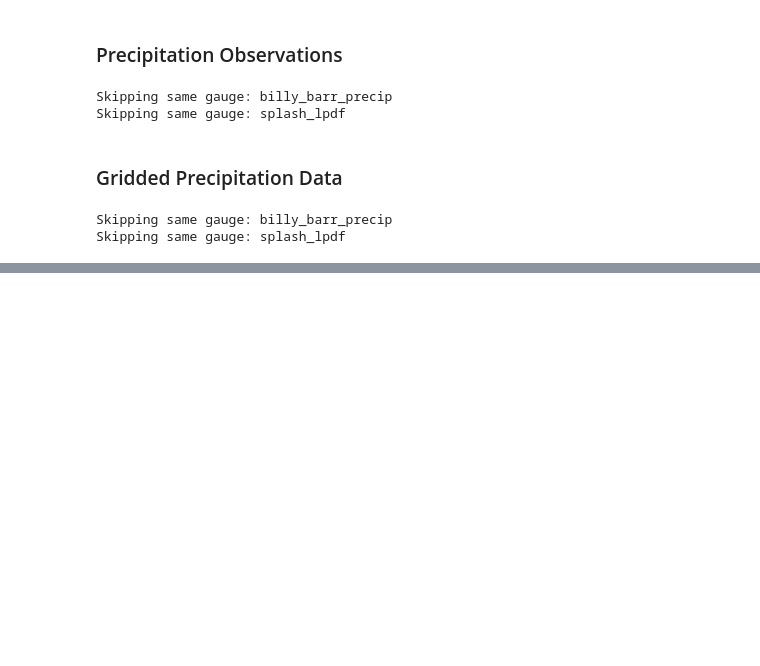
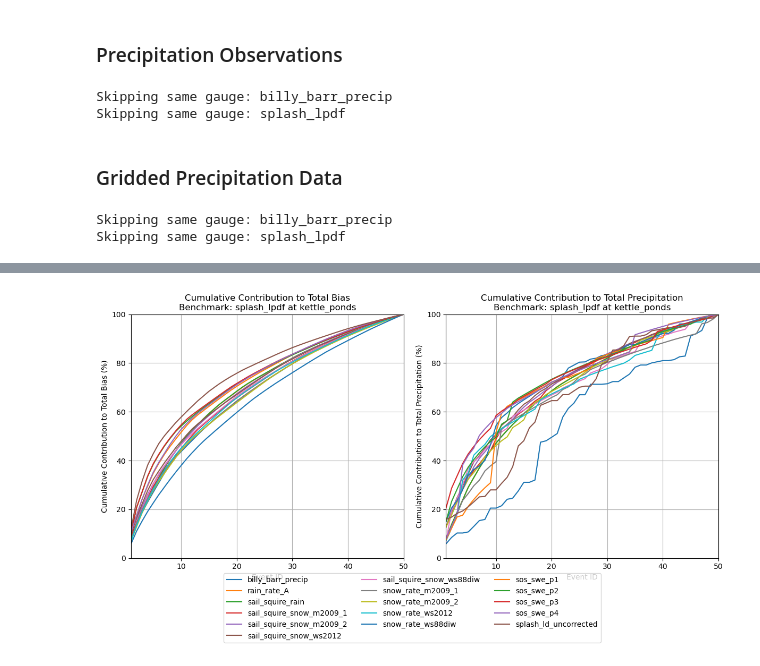
Before and after one commit to dlhogan97/S3-precipitation-rodeo, a Jupyter notebook: 03_analysis/01_identify_events.ipynb, the cells around one changed output, grey strips where cells are left out. Drawn from its saved outputs; the diff is of its cells as text; code cells hidden in the pictures; blank space fills up the shorter version.

```diff
--- a/03_analysis/01_identify_events.ipynb
+++ b/03_analysis/01_identify_events.ipynb
@@ -644,0 +776,11 @@ splash_lpdf
+# %%
+kettle_ponds_bias_df, kettle_ponds_total_ppt_df = compute_event_contributions(combinedKettlePondsEvents_ds, benchmark_name='splash_lpdf')
+
+# for each, get the sum of the top 10 contributors
+top_n = 10
+bias_contribution_sums = kettle_ponds_bias_df.apply(lambda col: col.nlargest(top_n).sum())
+total_ppt_contribution_sums = kettle_ponds_total_ppt_df.iloc[0:10].sum(axis=0)
+
+plot_cumulative_contributions(kettle_ponds_bias_df, kettle_ponds_total_ppt_df, benchmark_name='splash_lpdf', site='kettle_ponds', output_dir=OUTPUT_DIR, limit=50, save=False)
+# %% [output]
+[figure, added]
```
Also changed, not shown: parts of 9 cells of this notebook, 5 other files.
